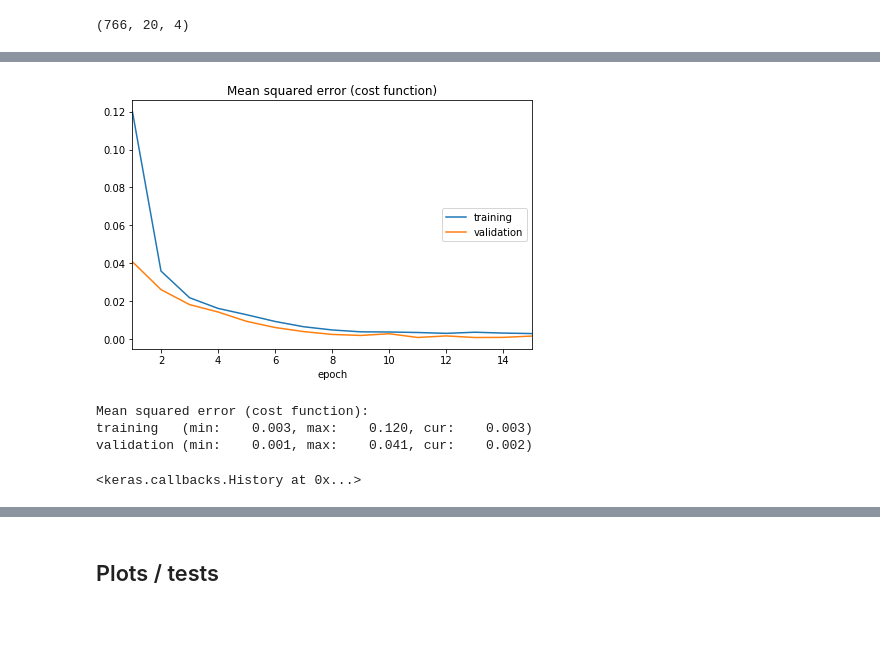
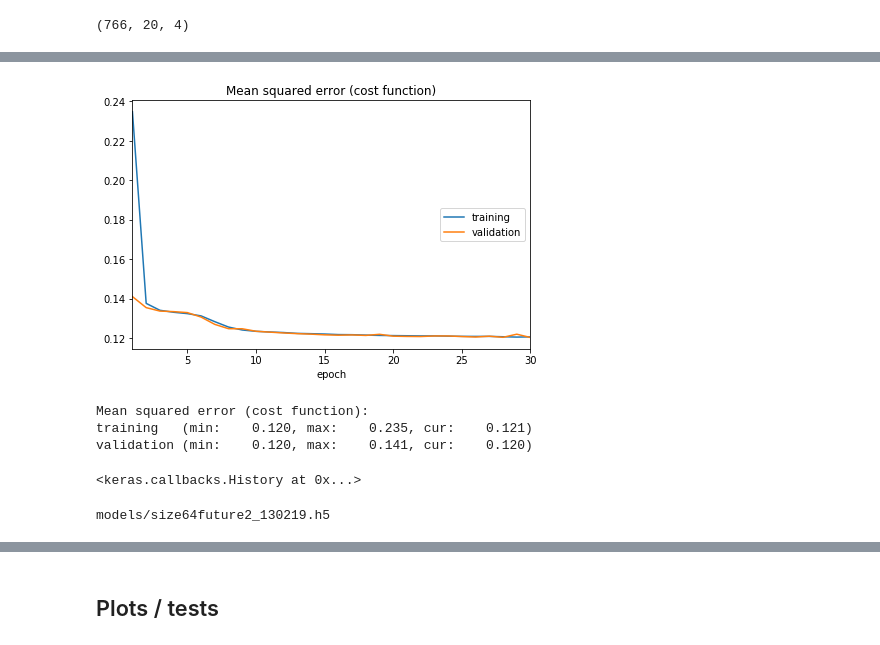
Before and after one commit to bitreport-org/Bitreport, a Jupyter notebook: prophecy/ProphecyTests.ipynb, the cells around one changed output, grey strips where cells are left out. Saved outputs shown, nothing was run; the diff lists cells and outputs as text; code cells hidden in the pictures.

```diff
--- a/prophecy/ProphecyTests.ipynb
+++ b/prophecy/ProphecyTests.ipynb
@@ -126,2 +48,0 @@ eth6.head()
-# %%
-df = pd.concat([eth1, eth3, eth6], ignore_index=True)
@@ -197,6 +143,9 @@ def OHLC_prophecy(ts_input_shape,
     return model
 # %%
-model = OHLC_prophecy(ts_input_shape=X_train[0].shape[0],
-                    lstm_size=200,
-                    num_dense=12,
+model = OHLC_prophecy(ts_input_shape=X_train_p[0].shape[0],
+                    lstm_size=5,
+                      lstm_dropout=0.0,
+                      optimizer='adam',
+                      activation='linear'
                    )
+model.summary()
@@ -203,14 +165,0 @@ model = OHLC_prophecy(ts_input_shape=X_train[0].shape[0],
-# %%
-model.fit(
-    X_train, y_train,
-    epochs= 15,
-    batch_size = 256,
-    validation_data=(X_test, y_test),
-    callbacks=[PlotLossesCallback()]
-)
-# %% [output]
-[figure, removed]
-Mean squared error (cost function):
-training   (min:    0.003, max:    0.120, cur:    0.003)
-validation (min:    0.001, max:    0.041, cur:    0.002)
-<keras.callbacks.History at 0x...>
@@ -218,0 +166,31 @@ model.save('models/size20future1_110219.h5')
+# %%
+model.fit(
+    X_train_p, y_train,
+    epochs= 30,
+    batch_size = 128,
+    validation_data=(X_test_p, y_test),
+    callbacks=[PlotLossesCallback(),
+              EarlyStopping(monitor='val_loss', min_delta=0.00001, patience=10,)]
+)
+
+# model.fit(
+#     [X_train_p, X_train_v], y_train,
+#     epochs= 20,
+#     batch_size = 64,
+#     validation_data=([X_test_p, X_test_v], y_test),
+#     callbacks=[PlotLossesCallback(),
+# #                TensorBoard(log_dir='/logs'),
+#               EarlyStopping(monitor='val_loss', min_delta=0.0001, patience=10,)]
+# )
+# %% [output]
+[figure, added]
+Mean squared error (cost function):
+training   (min:    0.120, max:    0.235, cur:    0.121)
+validation (min:    0.120, max:    0.141, cur:    0.120)
+<keras.callbacks.History at 0x...>
+# %%
+filename = f'models/size{size}future{future}_130219.h5'
+model.save(filename)
+print(filename)
+# %% [output]
+models/size64future2_130219.h5
```
Also changed, not shown: parts of 30 cells of this notebook, 6 other files.
